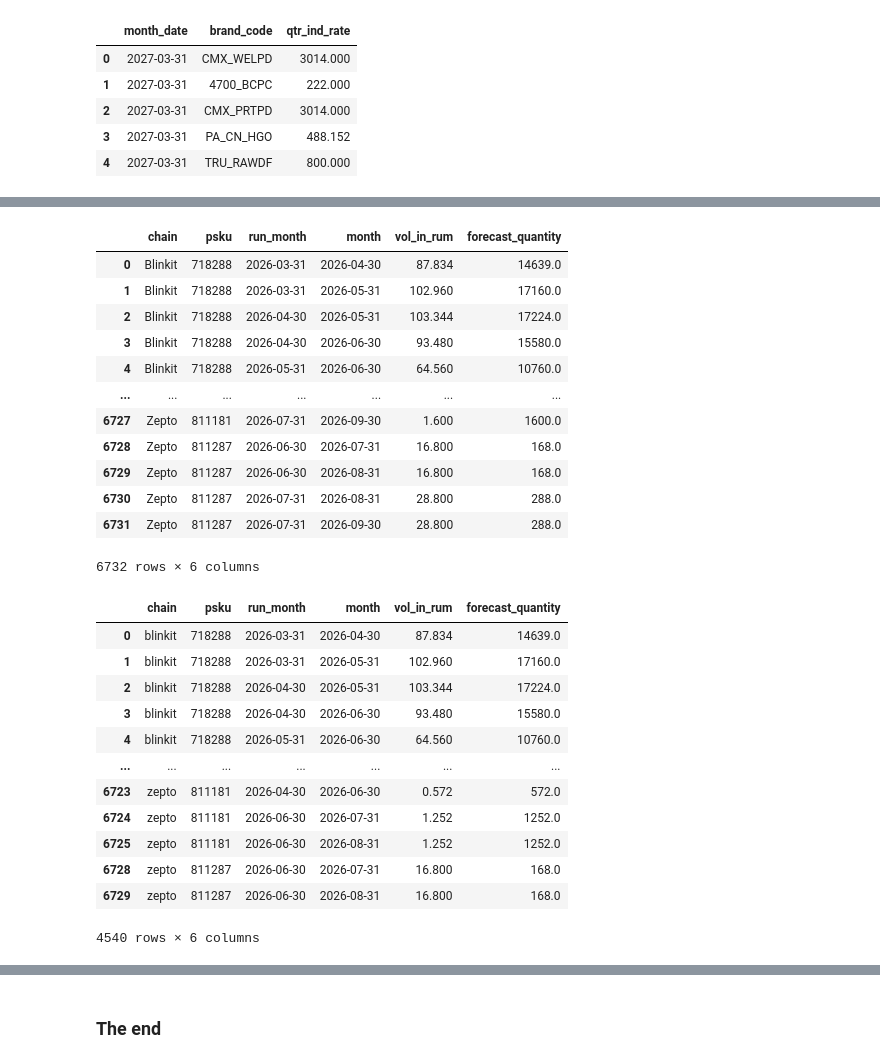
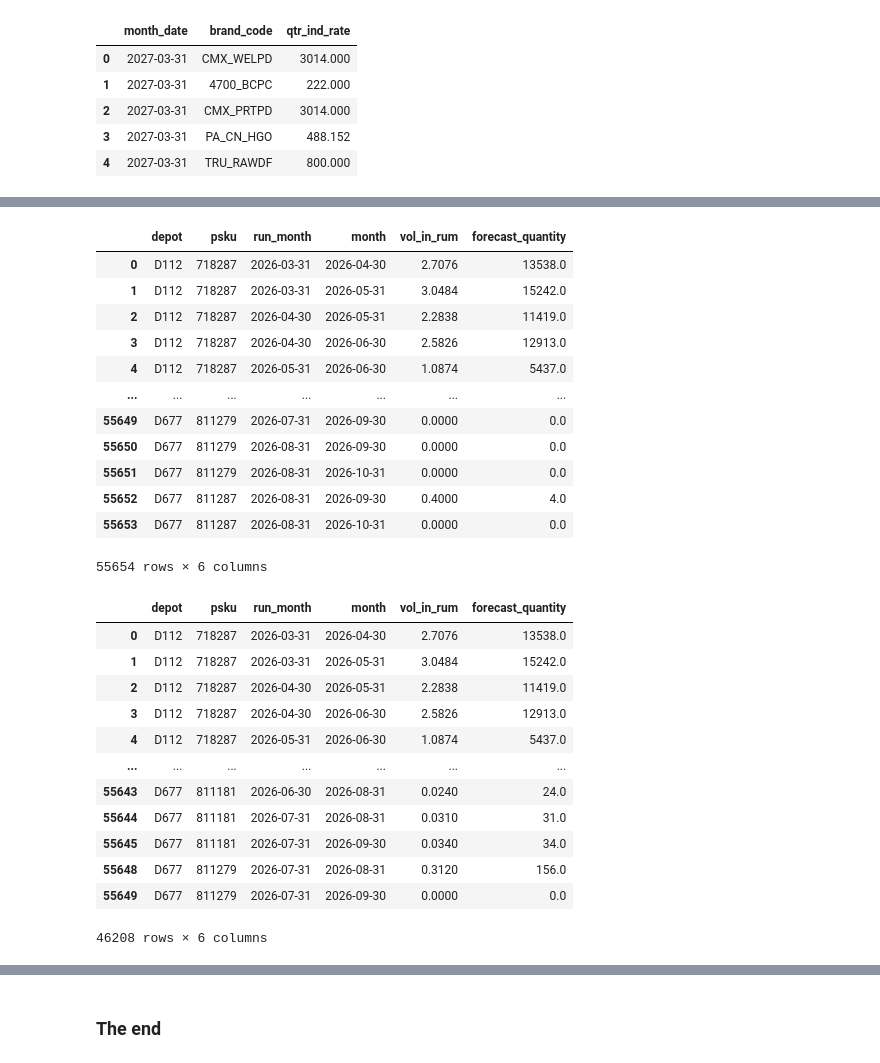
Before and after one commit to DSAmanSingh/collate_results_2, a Jupyter notebook: chain_forecast.ipynb, the cells around one changed output, grey strips where cells are left out. Saved outputs shown, nothing was run; the diff lists cells and outputs as text; code cells hidden in the pictures.

```diff
--- a/chain_forecast.ipynb
+++ b/chain_forecast.ipynb
@@ -966,7 +966,7 @@ assert len_before_merge == len(df_chk)
 # %% [output]
 Credentials retrieved successfully for prod db.
 # %%
-#df_chk['value'] = df_chk['vol_in_rum']*df_chk['qtr_ind_rate']/10**7
+df_chk['value'] = df_chk['vol_in_rum']*df_chk['qtr_ind_rate']/10**7
 df_chk[df_chk['chain_name'] == 'Blinkit'].groupby(['run_month','month_date'])['value'].sum()
 # %% [output]
 run_month   month_date
@@ -2116,38 +2547,38 @@ qcom_df
 # %%
-final_df = final_df.groupby(['chain_name', 'realigned_psku', 'run_month','month_date'], as_index=False)[['vol_in_rum', 'forecast_quantity']].sum()
-final_df.rename(columns={'chain_name':'chain','realigned_psku': 'psku','month_date':'month'}, inplace=True)
+final_df = final_df.groupby(['depot', 'realigned_psku', 'run_month','month_date'], as_index=False)[['vol_in_rum', 'forecast_quantity']].sum()
+final_df.rename(columns={'realigned_psku': 'psku','month_date':'month'}, inplace=True)
 final_df
 # %% [output]
-|  | chain | psku | run_month | month | vol_in_rum | forecast_quantity |
-| 0 | Blinkit | 718288 | 2026-03-31 | 2026-04-30 | 87.834 | 14639.0 |
-| 1 | Blinkit | 718288 | 2026-03-31 | 2026-05-31 | 102.960 | 17160.0 |
-| 2 | Blinkit | 718288 | 2026-04-30 | 2026-05-31 | 103.344 | 17224.0 |
-| 3 | Blinkit | 718288 | 2026-04-30 | 2026-06-30 | 93.480 | 15580.0 |
-| 4 | Blinkit | 718288 | 2026-05-31 | 2026-06-30 | 64.560 | 10760.0 |
+|  | depot | psku | run_month | month | vol_in_rum | forecast_quantity |
+| 0 | D112 | 718287 | 2026-03-31 | 2026-04-30 | 2.7076 | 13538.0 |
+| 1 | D112 | 718287 | 2026-03-31 | 2026-05-31 | 3.0484 | 15242.0 |
+| 2 | D112 | 718287 | 2026-04-30 | 2026-05-31 | 2.2838 | 11419.0 |
+| 3 | D112 | 718287 | 2026-04-30 | 2026-06-30 | 2.5826 | 12913.0 |
+| 4 | D112 | 718287 | 2026-05-31 | 2026-06-30 | 1.0874 | 5437.0 |
 | ... | ... | ... | ... | ... | ... | ... |
-| 6727 | Zepto | 811181 | 2026-07-31 | 2026-09-30 | 1.600 | 1600.0 |
-| 6728 | Zepto | 811287 | 2026-06-30 | 2026-07-31 | 16.800 | 168.0 |
-| 6729 | Zepto | 811287 | 2026-06-30 | 2026-08-31 | 16.800 | 168.0 |
-| 6730 | Zepto | 811287 | 2026-07-31 | 2026-08-31 | 28.800 | 288.0 |
-| 6731 | Zepto | 811287 | 2026-07-31 | 2026-09-30 | 28.800 | 288.0 |
+| 55649 | D677 | 811279 | 2026-07-31 | 2026-09-30 | 0.0000 | 0.0 |
+| 55650 | D677 | 811279 | 2026-08-31 | 2026-09-30 | 0.0000 | 0.0 |
+| 55651 | D677 | 811279 | 2026-08-31 | 2026-10-31 | 0.0000 | 0.0 |
+| 55652 | D677 | 811287 | 2026-08-31 | 2026-09-30 | 0.4000 | 4.0 |
+| 55653 | D677 | 811287 | 2026-08-31 | 2026-10-31 | 0.0000 | 0.0 |
-6732 rows × 6 columns
+55654 rows × 6 columns
 # %%
-final_df = final_df[final_df['run_month'].isin(['2026-03-31', '2026-04-30', '2026-05-31', '2026-06-30'])]
+final_df = final_df[final_df['run_month'].isin(['2026-03-31', '2026-04-30', '2026-05-31', '2026-06-30','2026-07-31'])]
 final_df
 # %% [output]
-|  | chain | psku | run_month | month | vol_in_rum | forecast_quantity |
-| 0 | blinkit | 718288 | 2026-03-31 | 2026-04-30 | 87.834 | 14639.0 |
-| 1 | blinkit | 718288 | 2026-03-31 | 2026-05-31 | 102.960 | 17160.0 |
-| 2 | blinkit | 718288 | 2026-04-30 | 2026-05-31 | 103.344 | 17224.0 |
-| 3 | blinkit | 718288 | 2026-04-30 | 2026-06-30 | 93.480 | 15580.0 |
-| 4 | blinkit | 718288 | 2026-05-31 | 2026-06-30 | 64.560 | 10760.0 |
+|  | depot | psku | run_month | month | vol_in_rum | forecast_quantity |
+| 0 | D112 | 718287 | 2026-03-31 | 2026-04-30 | 2.7076 | 13538.0 |
+| 1 | D112 | 718287 | 2026-03-31 | 2026-05-31 | 3.0484 | 15242.0 |
+| 2 | D112 | 718287 | 2026-04-30 | 2026-05-31 | 2.2838 | 11419.0 |
+| 3 | D112 | 718287 | 2026-04-30 | 2026-06-30 | 2.5826 | 12913.0 |
+| 4 | D112 | 718287 | 2026-05-31 | 2026-06-30 | 1.0874 | 5437.0 |
 | ... | ... | ... | ... | ... | ... | ... |
-| 6723 | zepto | 811181 | 2026-04-30 | 2026-06-30 | 0.572 | 572.0 |
-| 6724 | zepto | 811181 | 2026-06-30 | 2026-07-31 | 1.252 | 1252.0 |
-| 6725 | zepto | 811181 | 2026-06-30 | 2026-08-31 | 1.252 | 1252.0 |
-| 6728 | zepto | 811287 | 2026-06-30 | 2026-07-31 | 16.800 | 168.0 |
-| 6729 | zepto | 811287 | 2026-06-30 | 2026-08-31 | 16.800 | 168.0 |
+| 55643 | D677 | 811181 | 2026-06-30 | 2026-08-31 | 0.0240 | 24.0 |
+| 55644 | D677 | 811181 | 2026-07-31 | 2026-08-31 | 0.0310 | 31.0 |
+| 55645 | D677 | 811181 | 2026-07-31 | 2026-09-30 | 0.0340 | 34.0 |
+| 55648 | D677 | 811279 | 2026-07-31 | 2026-08-31 | 0.3120 | 156.0 |
+| 55649 | D677 | 811279 | 2026-07-31 | 2026-09-30 | 0.0000 | 0.0 |
-4540 rows × 6 columns
+46208 rows × 6 columns
 # %%
 mappings = {}
 
```
Also changed, not shown: parts of 121 cells of this notebook, 1 other file.
